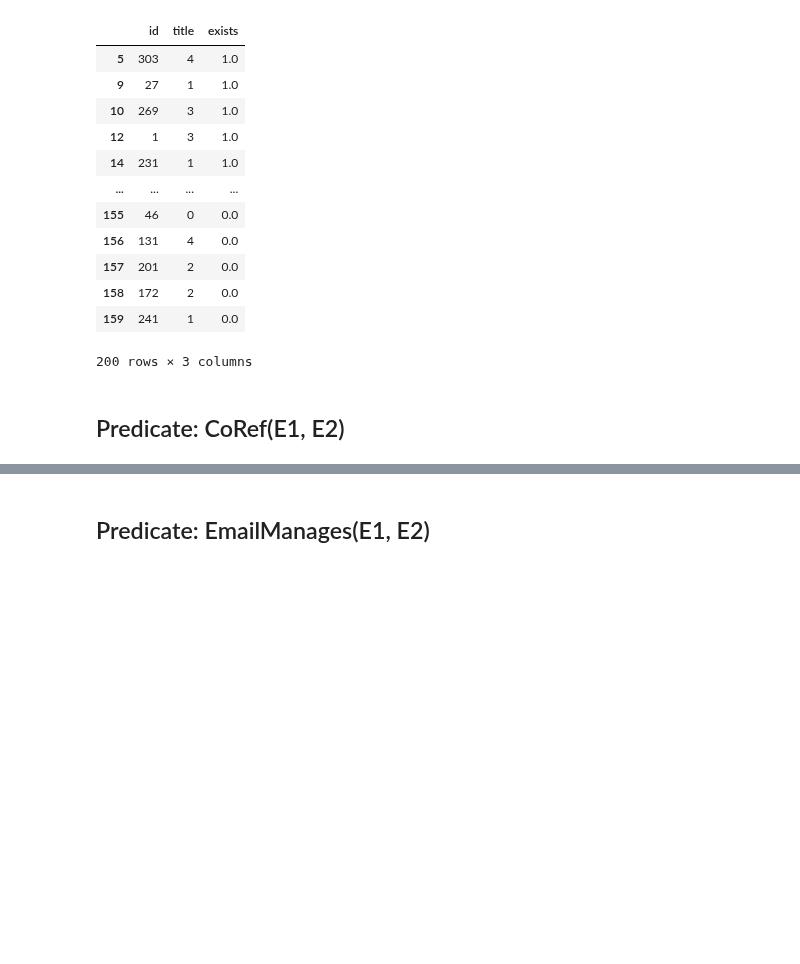
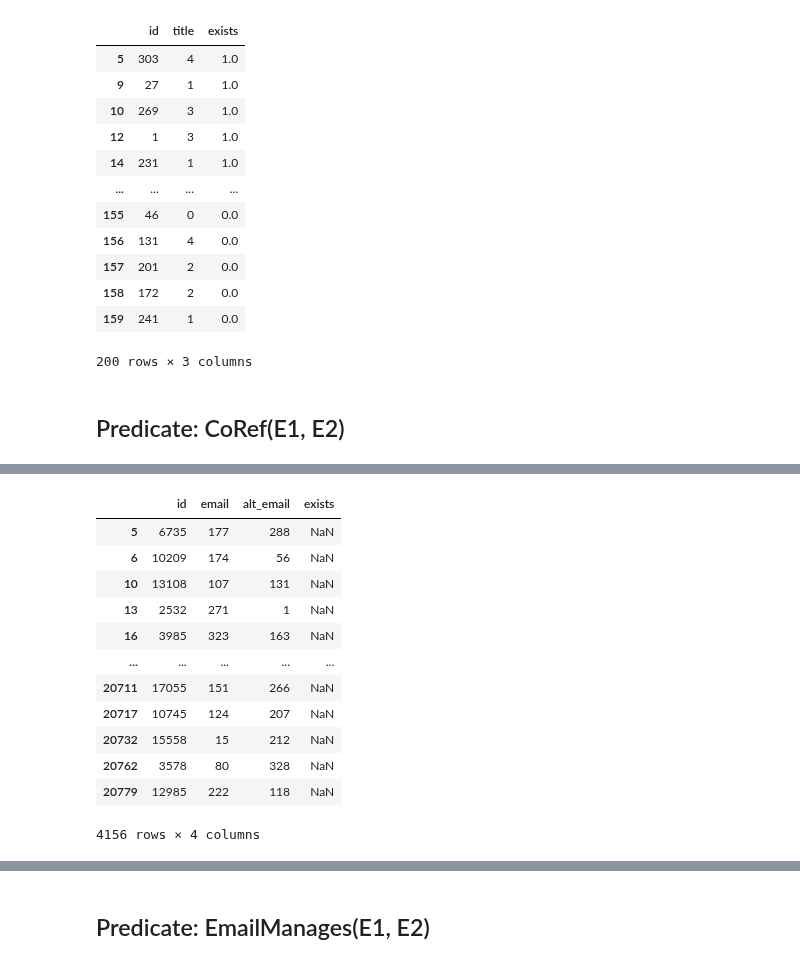
Before and after one commit to linqs/collective-graph-identification, a Jupyter notebook: scripts/Data Refactor.ipynb, the cells around one changed output, grey strips where cells are left out. Cells and saved outputs as stored; diff of their text form; code cells hidden in the pictures; blank space fills up the shorter version.

```diff
--- a/scripts/Data Refactor.ipynb
+++ b/scripts/Data Refactor.ipynb
@@ -366,0 +405,17 @@ Name: exists, dtype: int64
+# %%
+# Need to fill in the 'exists' missing annotations
+coref_edges_targets
+# %% [output]
+|  | id | email | alt_email | exists |
+| 5 | 6735 | 177 | 288 | NaN |
+| 6 | 10209 | 174 | 56 | NaN |
+| 10 | 13108 | 107 | 131 | NaN |
+| 13 | 2532 | 271 | 1 | NaN |
+| 16 | 3985 | 323 | 163 | NaN |
+| ... | ... | ... | ... | ... |
+| 20711 | 17055 | 151 | 266 | NaN |
+| 20717 | 10745 | 124 | 207 | NaN |
+| 20732 | 15558 | 15 | 212 | NaN |
+| 20762 | 3578 | 80 | 328 | NaN |
+| 20779 | 12985 | 222 | 118 | NaN |
+4156 rows × 4 columns
```
Also changed, not shown: parts of 8 cells of this notebook.
